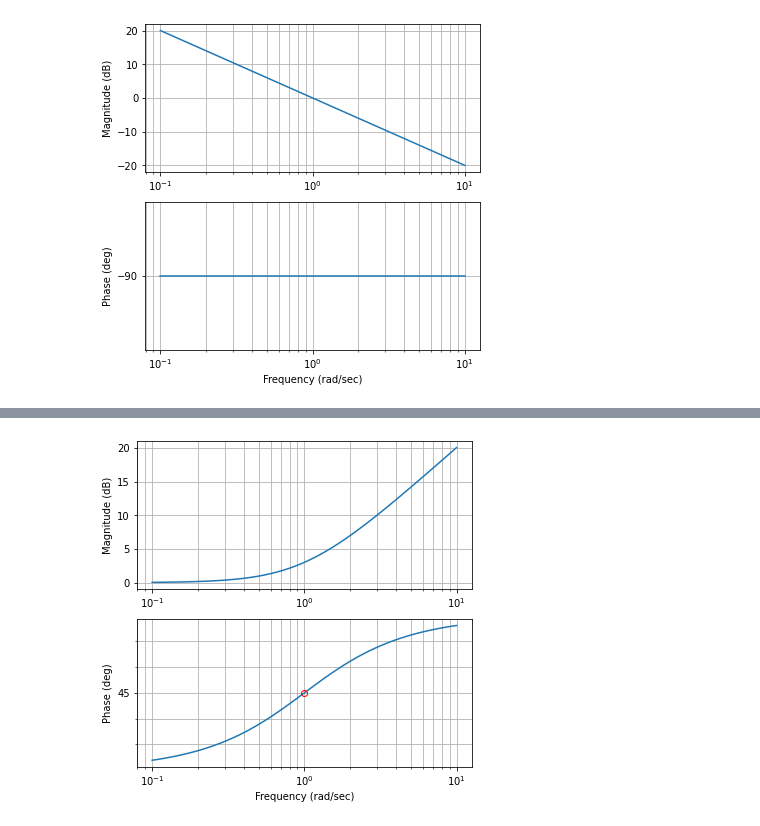
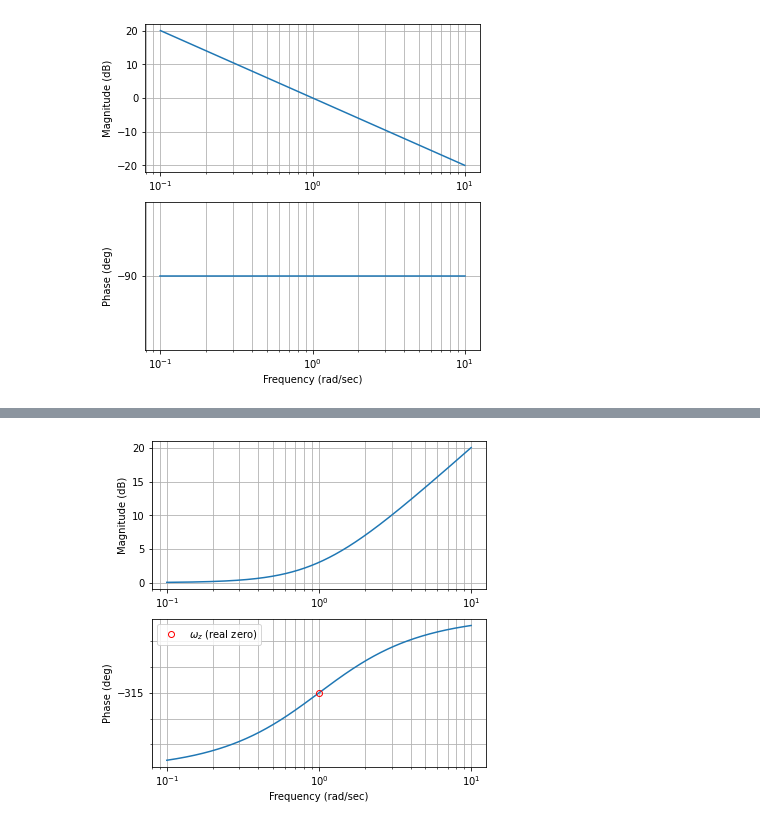
Before and after one commit to gregorimaia/Engenharia_Aeroespacial, a Jupyter notebook: Resposta_em_frequencia.ipynb, the cells around one changed output, grey strips where cells are left out. Cells and saved outputs as stored; diff of their text form; code cells hidden in the pictures.

```diff
--- a/Resposta_em_frequencia.ipynb
+++ b/Resposta_em_frequencia.ipynb
@@ -147,8 +141,9 @@ G = tf([1/wz,1],1)
 print(G)
 plt.figure(figsize=(6,6))
 bode(G, Hz=False);          #plotagem do diagrama de Bode
-mag,phase,omega=bode(G,'or', [wz], plot=False, deg=True);  #posição do polo
-plt.plot(wz,rad2deg(phase),'or', fillstyle='none');
+mag,phase,omega=bode(G,[wz], deg=True);  #posição do polo
+plt.plot(wz,rad2deg(phase),'or', fillstyle='none', label='$ω_z$ (real zero)');
+plt.legend();
 # %% [output]
 s + 1
 -----
@@ -158,4 +151,4 @@ Warning (matlab.bode): plot styles not implemented
-[figure, old version]
+[figure, new version]
 # %%
 # Zeros complexos conjugados
 
```
Also changed, not shown: parts of 9 cells of this notebook.
